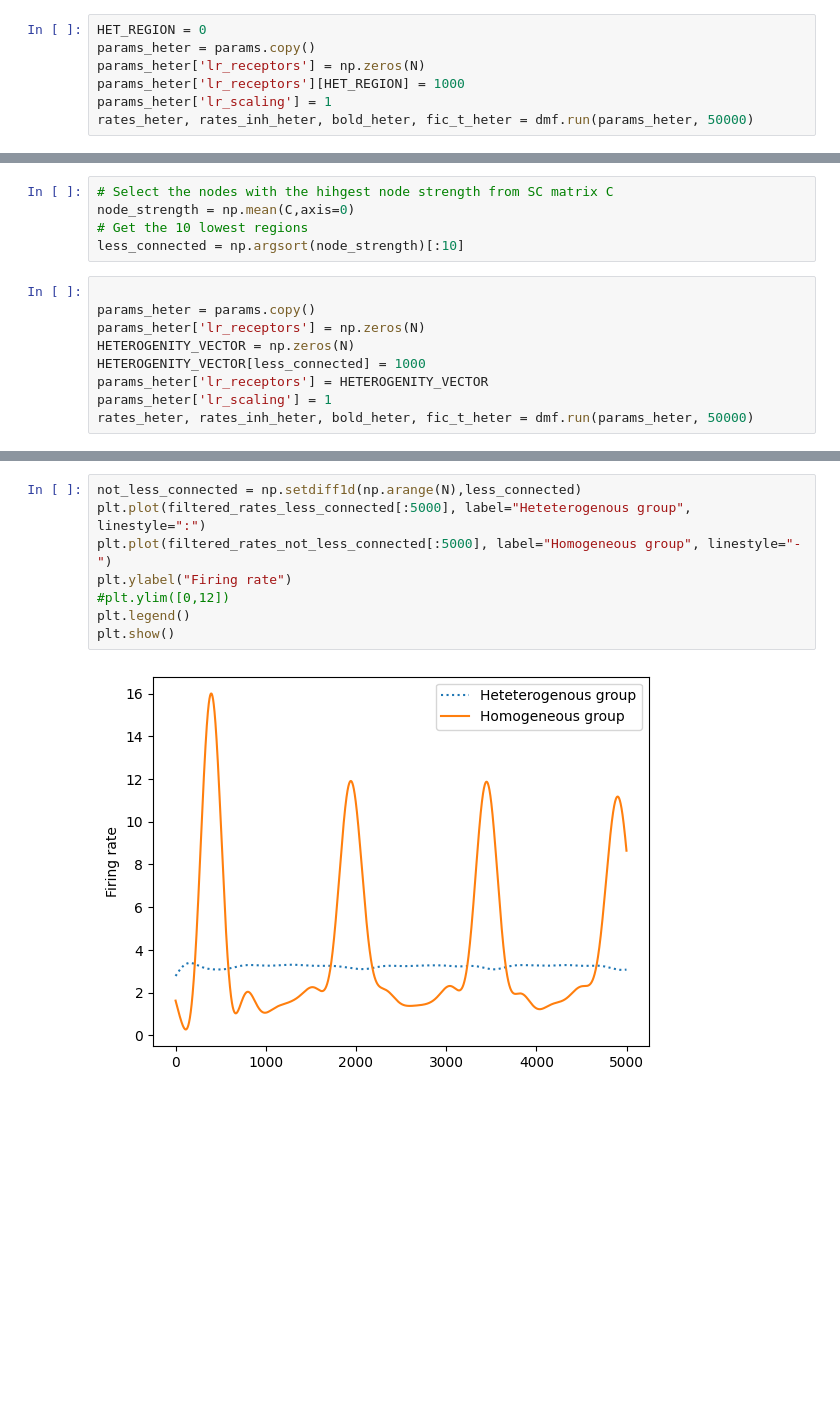
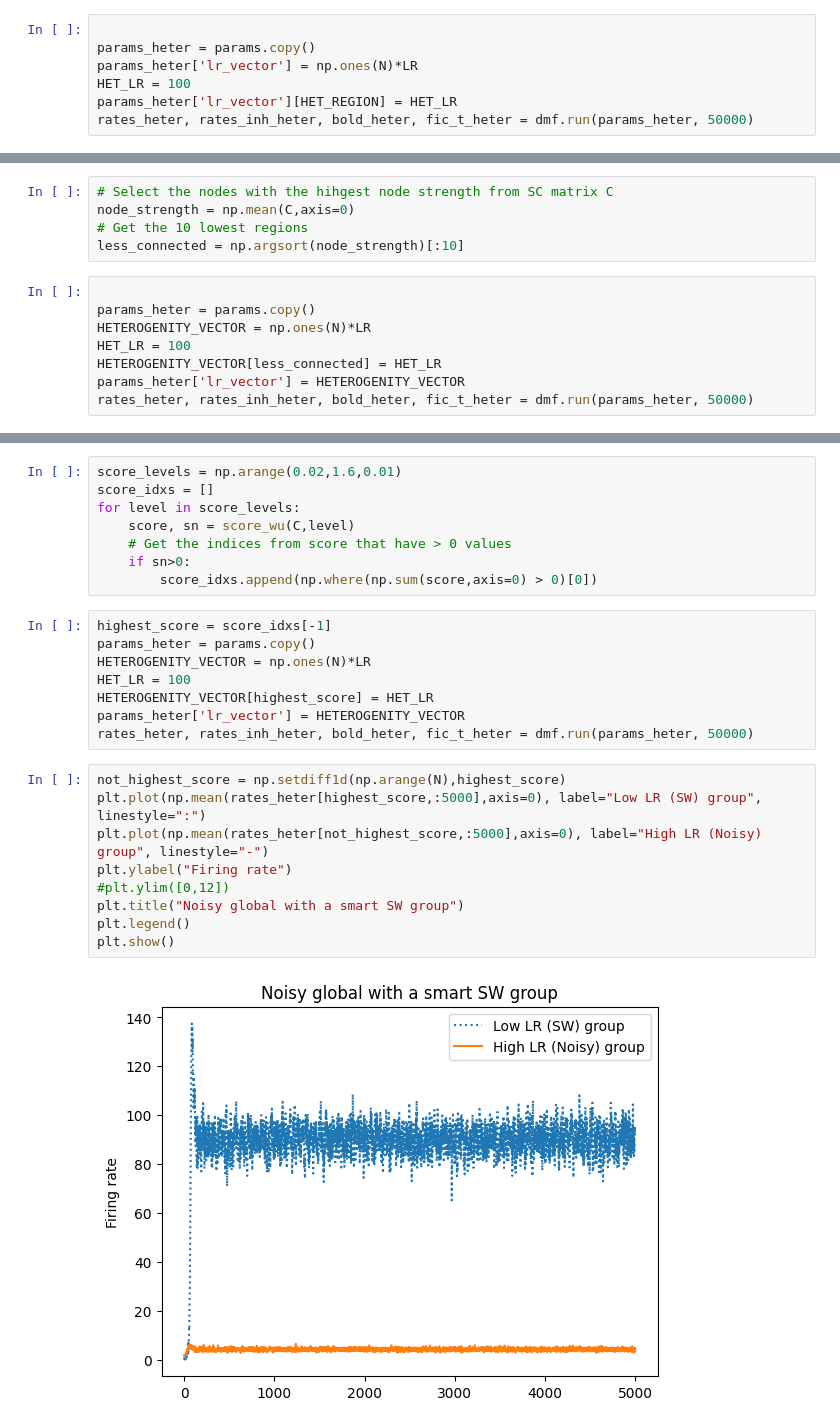
Before and after one commit to Picardian14/dyn_fic_dmf, a Jupyter notebook: python/hetero_plasticity.ipynb, the cells around one changed output, grey strips where cells are left out. Cells and saved outputs as stored; diff of their text form; blank space fills up the shorter version.

```diff
--- a/python/hetero_plasticity.ipynb
+++ b/python/hetero_plasticity.ipynb
@@ -250,11 +259,11 @@ params["return_fic"] = True
 params["return_rate"] = True
 rates_dyn, rates_inh_dyn, bold_dyn, fic_t_dyn = dmf.run(params, 50000)
 # %%
-HET_REGION = 0
+
 params_heter = params.copy()
-params_heter['lr_receptors'] = np.zeros(N)
-params_heter['lr_receptors'][HET_REGION] = 1000
-params_heter['lr_scaling'] = 1
+params_heter['lr_vector'] = np.ones(N)*LR
+HET_LR = 100
+params_heter['lr_vector'][HET_REGION] = HET_LR
 rates_heter, rates_inh_heter, bold_heter, fic_t_heter = dmf.run(params_heter, 50000)
 # %%
 
@@ -327,11 +314,10 @@ less_connected = np.argsort(node_strength)[:10]
 # %%
 
 params_heter = params.copy()
-params_heter['lr_receptors'] = np.zeros(N)
-HETEROGENITY_VECTOR = np.zeros(N)
-HETEROGENITY_VECTOR[less_connected] = 1000
-params_heter['lr_receptors'] = HETEROGENITY_VECTOR
-params_heter['lr_scaling'] = 1
+HETEROGENITY_VECTOR = np.ones(N)*LR
+HET_LR = 100
+HETEROGENITY_VECTOR[less_connected] = HET_LR
+params_heter['lr_vector'] = HETEROGENITY_VECTOR
 rates_heter, rates_inh_heter, bold_heter, fic_t_heter = dmf.run(params_heter, 50000)
 # %%
 not_less_connected = np.setdiff1d(np.arange(N),less_connected)
@@ -372,10 +378,27 @@ Setting up low-pass filter at 2 Hz
+# %%
+score_levels = np.arange(0.02,1.6,0.01)
+score_idxs = []
+for level in score_levels:
+    score, sn = score_wu(C,level)
+    # Get the indices from score that have > 0 values
+    if sn>0:
+        score_idxs.append(np.where(np.sum(score,axis=0) > 0)[0])
+# %%
+highest_score = score_idxs[-1]
+params_heter = params.copy()
+HETEROGENITY_VECTOR = np.ones(N)*LR
+HET_LR = 100
+HETEROGENITY_VECTOR[highest_score] = HET_LR
+params_heter['lr_vector'] = HETEROGENITY_VECTOR
+rates_heter, rates_inh_heter, bold_heter, fic_t_heter = dmf.run(params_heter, 50000)
 # %%
-not_less_connected = np.setdiff1d(np.arange(N),less_connected)
-plt.plot(filtered_rates_less_connected[:5000], label="Heteterogenous group", linestyle=":")
-plt.plot(filtered_rates_not_less_connected[:5000], label="Homogeneous group", linestyle="-")
+not_highest_score = np.setdiff1d(np.arange(N),highest_score)
+plt.plot(np.mean(rates_heter[highest_score,:5000],axis=0), label="Low LR (SW) group", linestyle=":")
+plt.plot(np.mean(rates_heter[not_highest_score,:5000],axis=0), label="High LR (Noisy) group", linestyle="-")
 plt.ylabel("Firing rate")
 #plt.ylim([0,12])
+plt.title("Noisy global with a smart SW group")
 plt.legend()
 plt.show()
 # %% [output]
-[figure, old version]
+[figure, new version]
```
Also changed, not shown: parts of 46 cells of this notebook, 1 other file.
